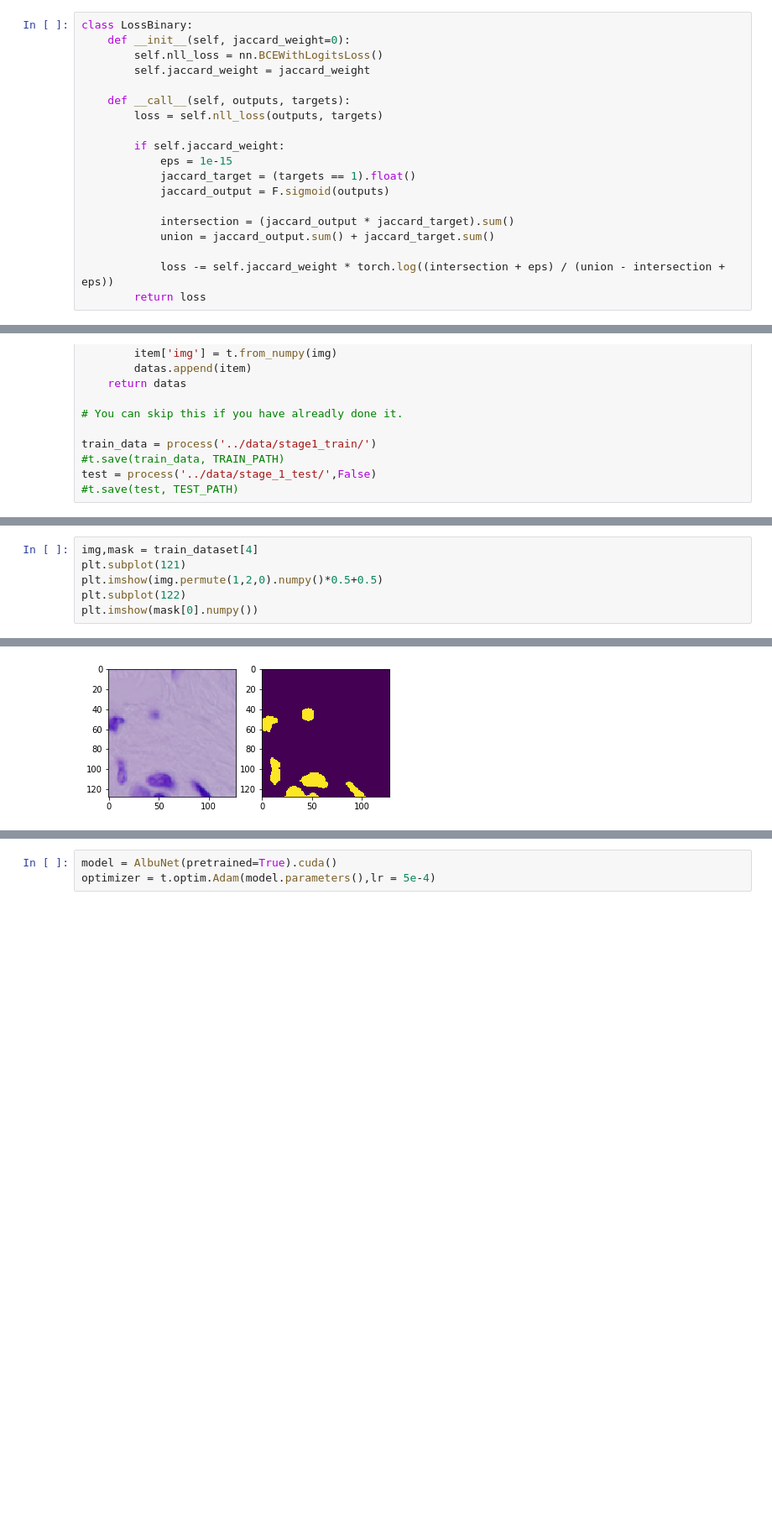
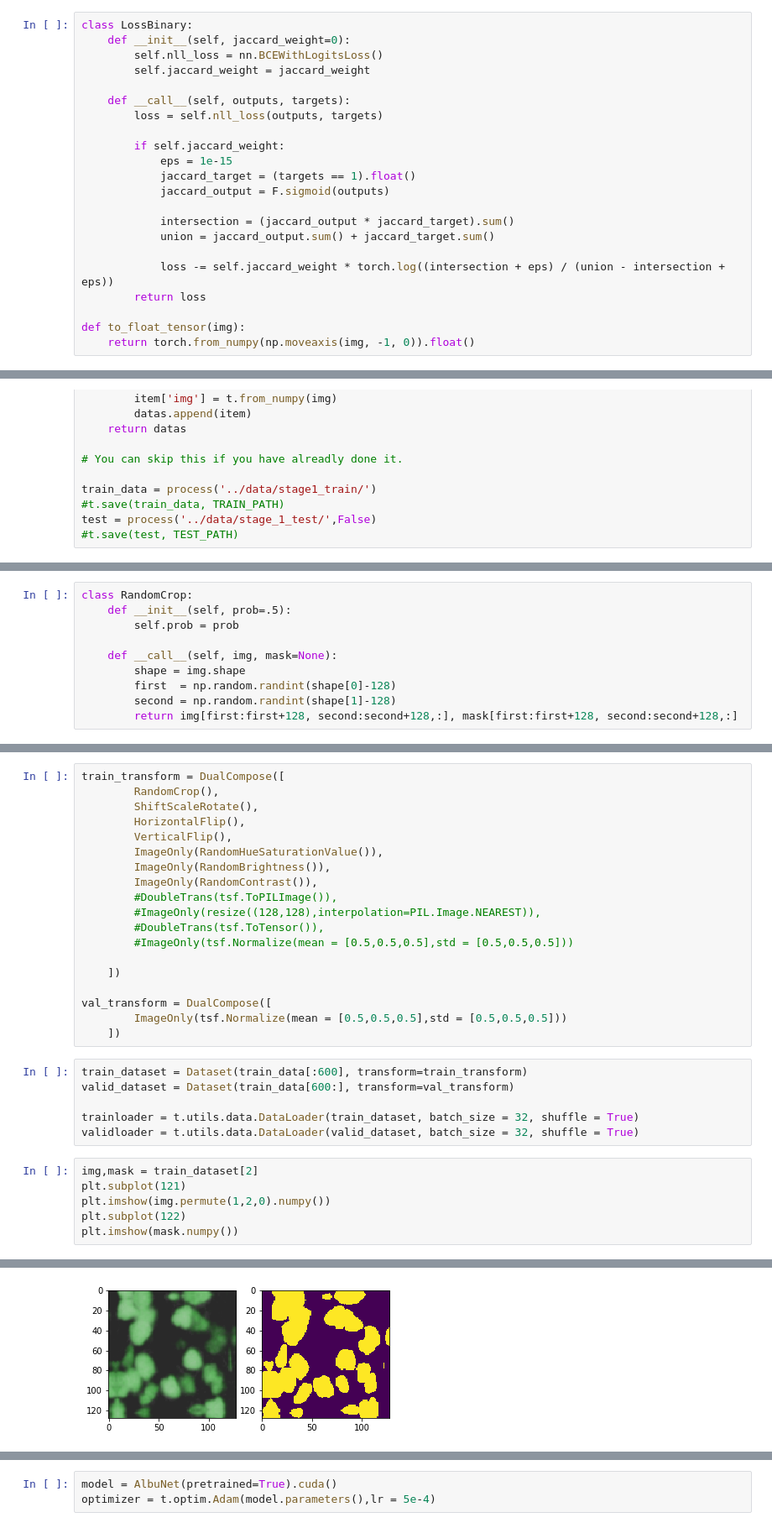
Before and after one commit to stas6626/bowl, a Jupyter notebook: Untitled.ipynb, the cells around one changed output, grey strips where cells are left out. Shown at 84% size. Drawn from its saved outputs; the diff is of its cells as text; blank space fills up the shorter version.

```diff
--- a/Untitled.ipynb
+++ b/Untitled.ipynb
@@ -48,6 +49,9 @@ class LossBinary:
 
             loss -= self.jaccard_weight * torch.log((intersection + eps) / (union - intersection + eps))
         return loss
+
+def to_float_tensor(img):
+    return torch.from_numpy(np.moveaxis(img, -1, 0)).float()
 # %%
 def process(file_path, has_mask=True):
     file_path = Path(file_path)
@@ -110,3 +118,13 @@ train_data[0]['mask']>0.1
+# %%
+class RandomCrop:
+    def __init__(self, prob=.5):
+        self.prob = prob
+
+    def __call__(self, img, mask=None):
+        shape = img.shape
+        first  = np.random.randint(shape[0]-128)
+        second = np.random.randint(shape[1]-128)
+        return img[first:first+128, second:second+128,:], mask[first:first+128, second:second+128,:]
 # %%
 import PIL
 class Dataset():
@@ -147,9 +172,34 @@ validloader = t.utils.data.DataLoader(valid_dataset, batch_size = 32, shuffle =
+# %%
+train_transform = DualCompose([
+        RandomCrop(),
+        ShiftScaleRotate(),
+        HorizontalFlip(),
+        VerticalFlip(),
+        ImageOnly(RandomHueSaturationValue()),
+        ImageOnly(RandomBrightness()),
+        ImageOnly(RandomContrast()),
+        #DoubleTrans(tsf.ToPILImage()),
+        #ImageOnly(resize((128,128),interpolation=PIL.Image.NEAREST)),
+        #DoubleTrans(tsf.ToTensor()),
+        #ImageOnly(tsf.Normalize(mean = [0.5,0.5,0.5],std = [0.5,0.5,0.5]))
+
+    ])
+
+val_transform = DualCompose([
+        ImageOnly(tsf.Normalize(mean = [0.5,0.5,0.5],std = [0.5,0.5,0.5]))
+    ])
+# %%
+train_dataset = Dataset(train_data[:600], transform=train_transform)
+valid_dataset = Dataset(train_data[600:], transform=val_transform)
+
+trainloader = t.utils.data.DataLoader(train_dataset, batch_size = 32, shuffle = True)
+validloader = t.utils.data.DataLoader(valid_dataset, batch_size = 32, shuffle = True)
 # %%
-img,mask = train_dataset[4]
+img,mask = train_dataset[2]
 plt.subplot(121)
-plt.imshow(img.permute(1,2,0).numpy()*0.5+0.5)
+plt.imshow(img.permute(1,2,0).numpy())
 plt.subplot(122)
-plt.imshow(mask[0].numpy())
+plt.imshow(mask.numpy())
 # %% [output]
 <matplotlib.image.AxesImage at 0x...>
-[figure, old version]
+[figure, new version]
```
Also changed, not shown: parts of 7 cells of this notebook, 1 other file.
